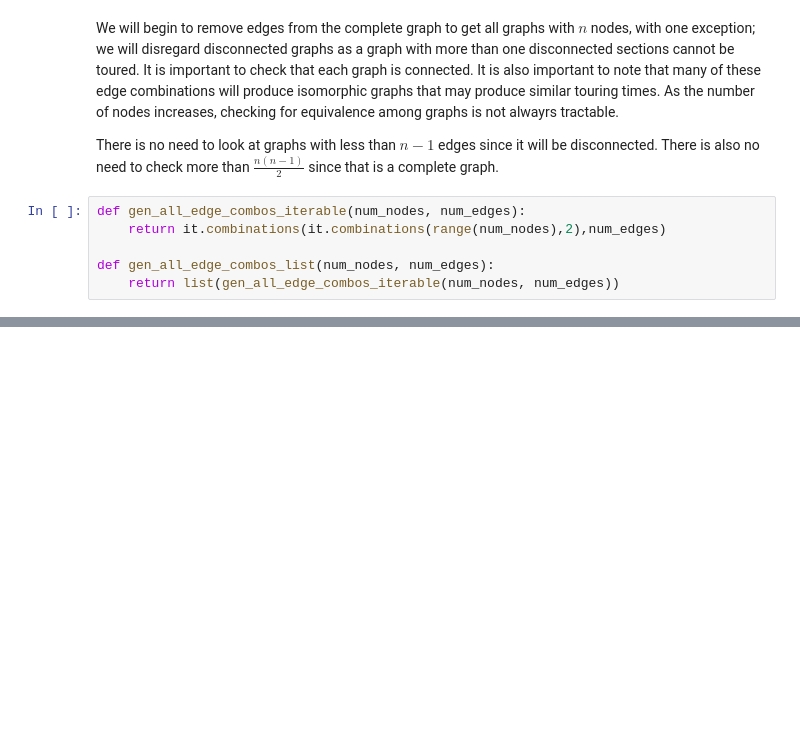
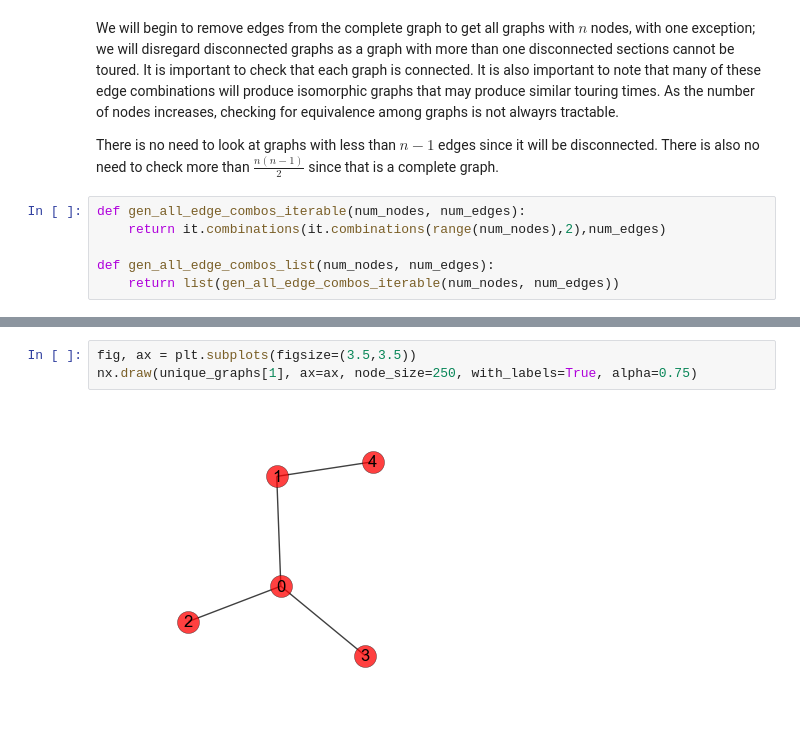
Before and after one commit to kfpotts1/graph_tour_sim, a Jupyter notebook: Touring_times_of_graphs_part_1.ipynb, the cells around one changed output, grey strips where cells are left out. Saved outputs shown, nothing was run; the diff lists cells and outputs as text; blank space fills up the shorter version.

```diff
--- a/Touring_times_of_graphs_part_1.ipynb
+++ b/Touring_times_of_graphs_part_1.ipynb
@@ -165,0 +166,5 @@ list(it.combinations(it.combinations(range(5),2),5))
+# %%
+fig, ax = plt.subplots(figsize=(3.5,3.5))
+nx.draw(unique_graphs[1], ax=ax, node_size=250, with_labels=True, alpha=0.75)
+# %% [output]
+[figure, added]
```
Also changed, not shown: parts of 20 cells of this notebook, 1 other file.
